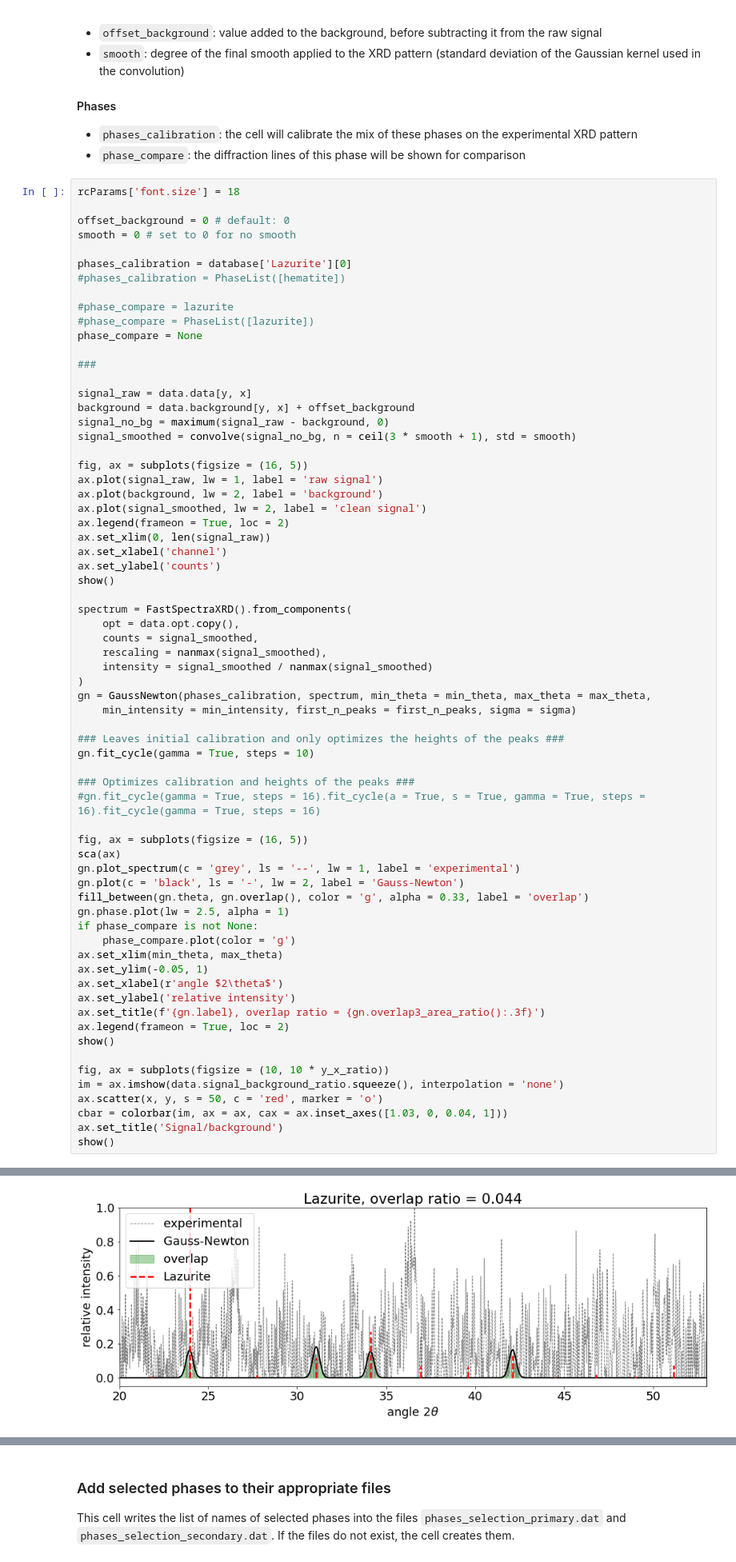
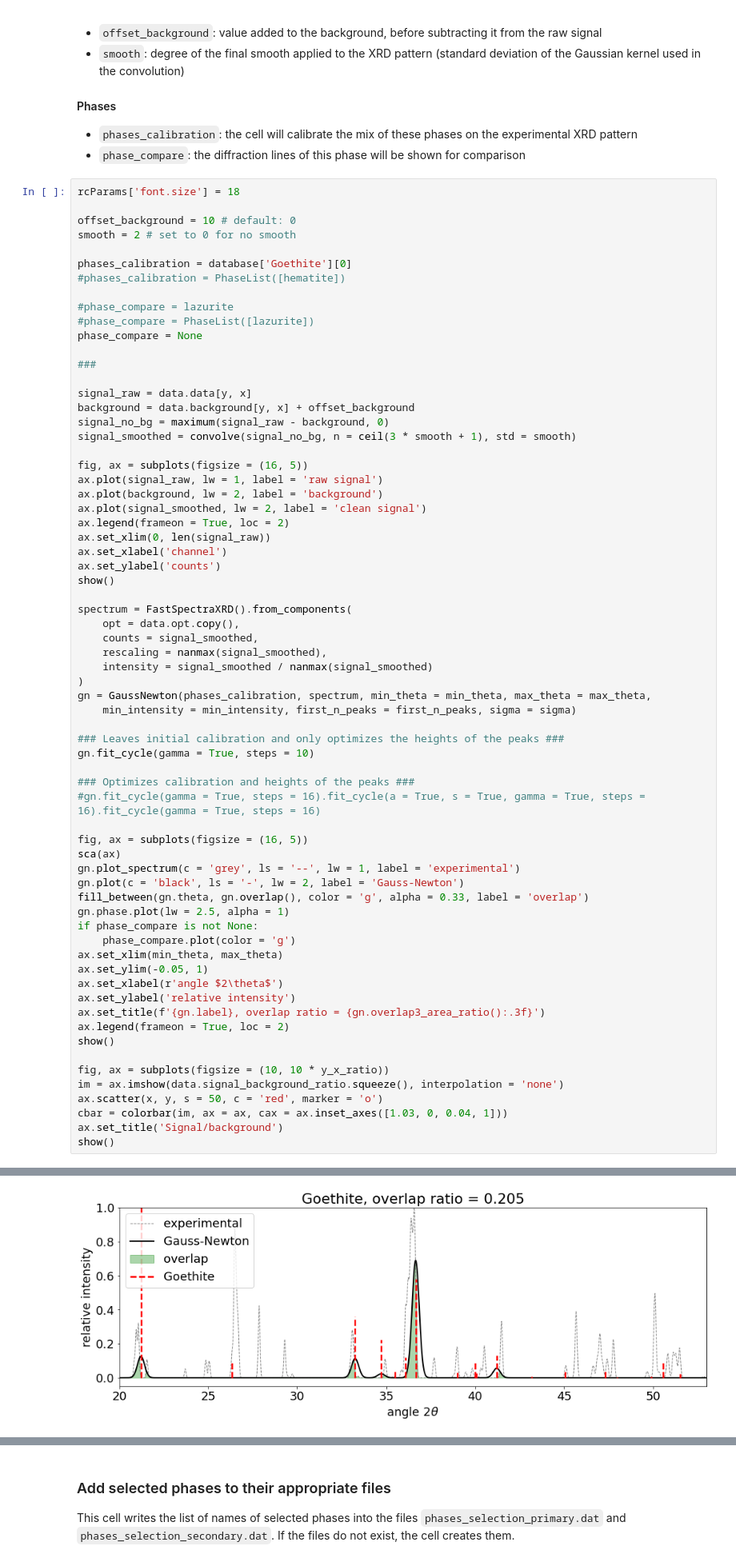
Before and after one commit to DarioZappala/XRDAnalysis, a Jupyter notebook: exploration_phases.ipynb, the cells around one changed output, grey strips where cells are left out. Shown at 80% size. Drawn from its saved outputs; the diff is of its cells as text.

```diff
--- a/exploration_phases.ipynb
+++ b/exploration_phases.ipynb
@@ -294,10 +294,10 @@ y, x = unravel_index(position, map_for_search.shape)
 # %%
 rcParams['font.size'] = 18
 
-offset_background = 0 # default: 0
-smooth = 0 # set to 0 for no smooth
+offset_background = 10 # default: 0
+smooth = 2 # set to 0 for no smooth
 
-phases_calibration = database['Lazurite'][0]
+phases_calibration = database['Goethite'][0]
 #phases_calibration = PhaseList([hematite])
 
 #phase_compare = lazurite
@@ -363,4 +363,4 @@ show()
-[figure, old version]
+[figure, new version]
 [figure]
 # %% [markdown]
 ### Fit selected phases on smoothed XRD pattern in selected area
```
Also changed, not shown: parts of 8 cells of this notebook.
